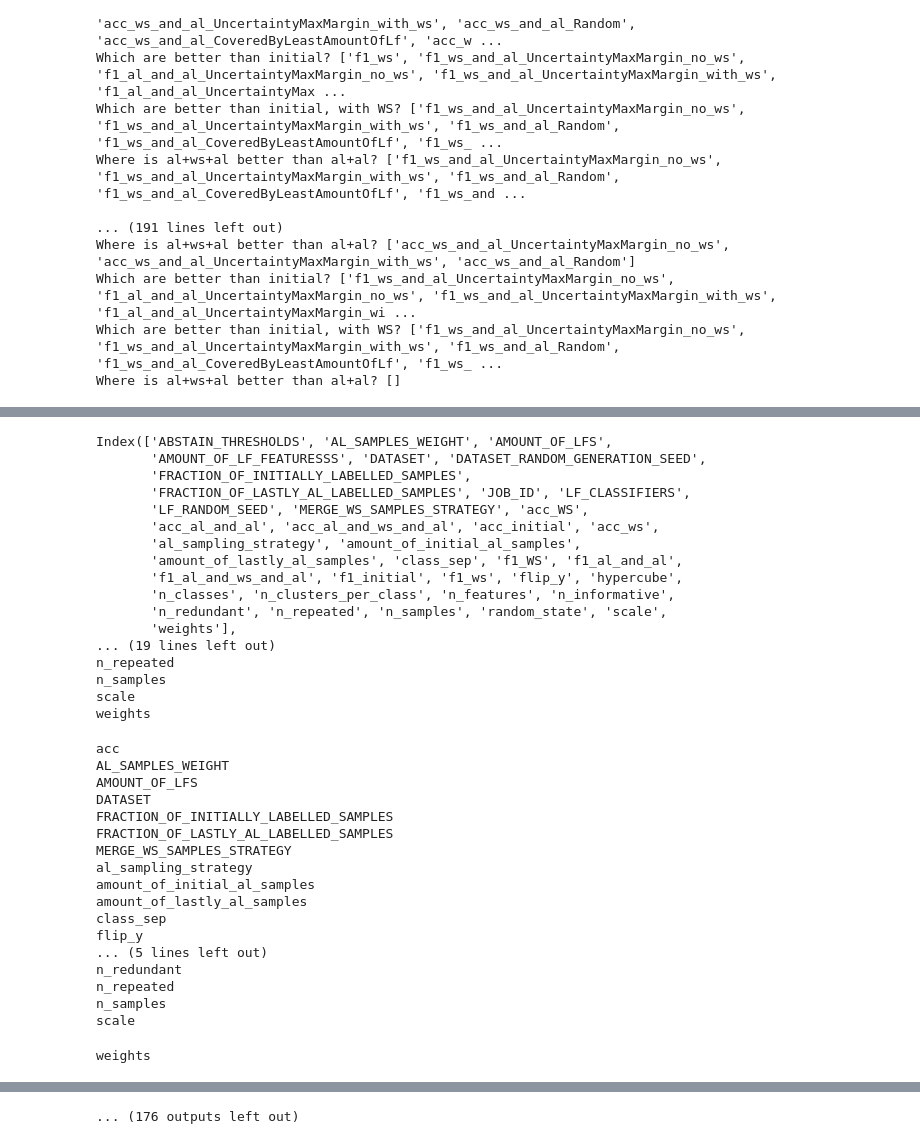
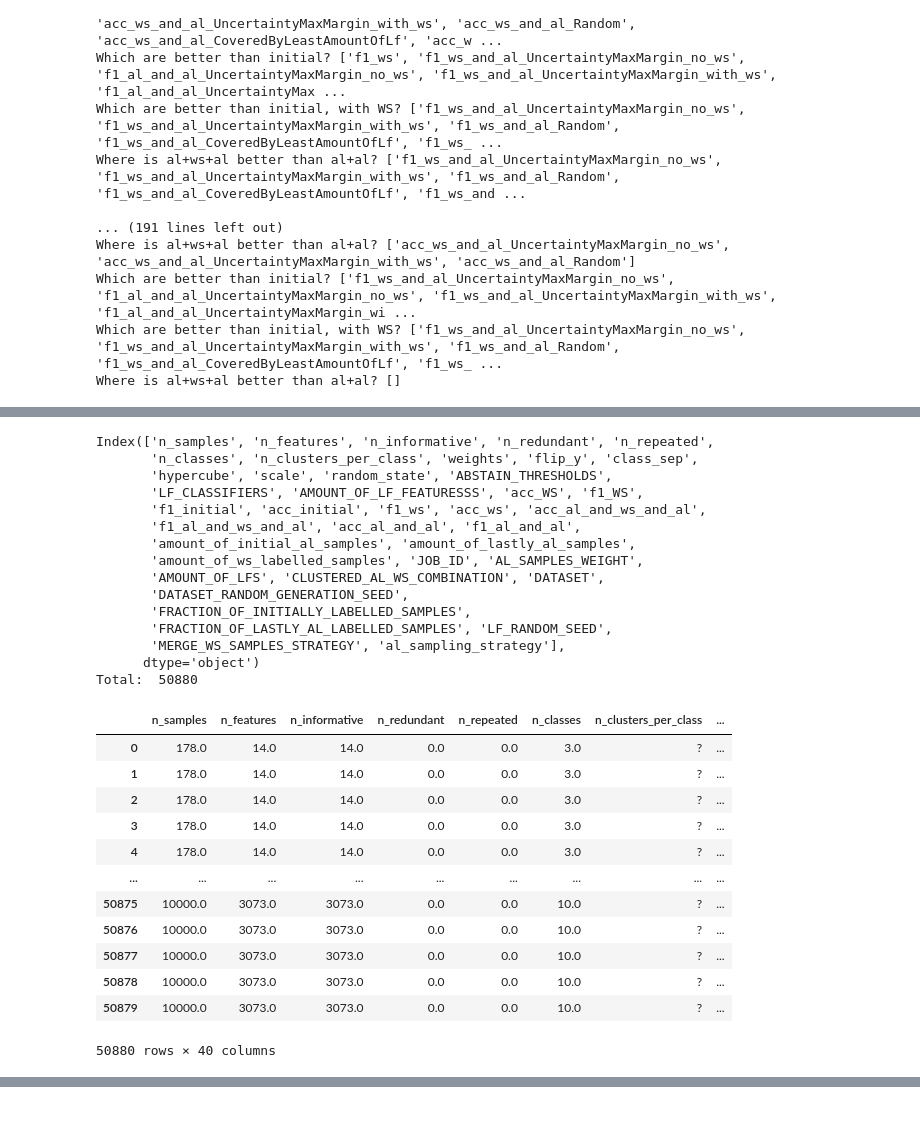
Before and after one commit to jgonsior/DS22-ImitAL, a Jupyter notebook: how_to_combine_WS_labels_and_AL_labels.ipynb, the cells around one changed output, grey strips where cells are left out. Drawn from its saved outputs; the diff is of its cells as text; code cells hidden in the pictures; blank space fills up the shorter version.

```diff
--- a/how_to_combine_WS_labels_and_AL_labels.ipynb
+++ b/how_to_combine_WS_labels_and_AL_labels.ipynb
@@ -437,6 +447,7 @@ hist_keys_that_are_lists = [
 
 
 title="all"
+'''
 for key in df:
     if key.startswith("acc_") or key.startswith("f1_") or key in no_hist_keys:
         continue
@@ -476,65 +487,59 @@ for metric in ["acc", "f1"]:
             & (df[metric + "_initial"] > df[metric + "_al_and_ws_and_al"])],
         df.loc[(df[metric + "_initial"] <= df[metric + "_al_and_al"])
             & (df[metric + "_initial"] <= df[metric + "_al_and_ws_and_al"])],
         metric + " Initial was better than everything else",
     )
     analyse_value_distributions(
         df,
         df.loc[(df[metric + "_ws"] > df[metric + "_initial"])],
         df.loc[(df[metric + "_ws"] >= df[metric + "_initial"])],
          metric + "Only WS > Initial",
     )
     analyse_value_distributions(
         df,
         df.loc[(df[metric + "_al_and_ws_and_al"] > df[metric + "_ws"])],
         df.loc[(df[metric + "_al_and_ws_and_al"] <= df[metric + "_ws"])],
          metric + " AL and WS and AL > Only WS",
     )
     analyse_value_distributions(
         df,
         df.loc[ (df[metric + "_al_and_al"] > df[metric + "_initial"])],
         df.loc[ (df[metric + "_al_and_al"] <= df[metric + "_initial"])],
          metric + " AL and AL > AL",
     )
     analyse_value_distributions(
         df,
         df.loc[(df[metric + "_al_and_ws_and_al"] < df[metric + "_ws"])],
         df.loc[(df[metric + "_al_and_ws_and_al"] >= df[metric + "_ws"])],
         metric + " AL and WS and AL < Only WS",
-    )
+    )'''
+df
 # %% [output]
-Index(['ABSTAIN_THRESHOLDS', 'AL_SAMPLES_WEIGHT', 'AMOUNT_OF_LFS',
-       'AMOUNT_OF_LF_FEATURESSS', 'DATASET', 'DATASET_RANDOM_GENERATION_SEED',
+Index(['n_samples', 'n_features', 'n_informative', 'n_redundant', 'n_repeated',
+       'n_classes', 'n_clusters_per_class', 'weights', 'flip_y', 'class_sep',
+       'hypercube', 'scale', 'random_state', 'ABSTAIN_THRESHOLDS',
+       'LF_CLASSIFIERS', 'AMOUNT_OF_LF_FEATURESSS', 'acc_WS', 'f1_WS',
+       'f1_initial', 'acc_initial', 'f1_ws', 'acc_ws', 'acc_al_and_ws_and_al',
+       'f1_al_and_ws_and_al', 'acc_al_and_al', 'f1_al_and_al',
+       'amount_of_initial_al_samples', 'amount_of_lastly_al_samples',
+       'amount_of_ws_labelled_samples', 'JOB_ID', 'AL_SAMPLES_WEIGHT',
+       'AMOUNT_OF_LFS', 'CLUSTERED_AL_WS_COMBINATION', 'DATASET',
+       'DATASET_RANDOM_GENERATION_SEED',
        'FRACTION_OF_INITIALLY_LABELLED_SAMPLES',
-       'FRACTION_OF_LASTLY_AL_LABELLED_SAMPLES', 'JOB_ID', 'LF_CLASSIFIERS',
-       'LF_RANDOM_SEED', 'MERGE_WS_SAMPLES_STRATEGY', 'acc_WS',
-       'acc_al_and_al', 'acc_al_and_ws_and_al', 'acc_initial', 'acc_ws',
-       'al_sampling_strategy', 'amount_of_initial_al_samples',
-       'amount_of_lastly_al_samples', 'class_sep', 'f1_WS', 'f1_al_and_al',
-       'f1_al_and_ws_and_al', 'f1_initial', 'f1_ws', 'flip_y', 'hypercube',
-       'n_classes', 'n_clusters_per_class', 'n_features', 'n_informative',
-       'n_redundant', 'n_repeated', 'n_samples', 'random_state', 'scale',
-       'weights'],
-... (19 lines left out)
-n_repeated
-n_samples
-scale
-weights
+       'FRACTION_OF_LASTLY_AL_LABELLED_SAMPLES', 'LF_RANDOM_SEED',
+       'MERGE_WS_SAMPLES_STRATEGY', 'al_sampling_strategy'],
+      dtype='object')
+Total:  50880
+|  | n_samples | n_features | n_informative | n_redundant | n_repeated | n_classes | n_clusters_per_class | ... |
+| 0 | 178.0 | 14.0 | 14.0 | 0.0 | 0.0 | 3.0 | ? | ... |
+| 1 | 178.0 | 14.0 | 14.0 | 0.0 | 0.0 | 3.0 | ? | ... |
+| 2 | 178.0 | 14.0 | 14.0 | 0.0 | 0.0 | 3.0 | ? | ... |
+| 3 | 178.0 | 14.0 | 14.0 | 0.0 | 0.0 | 3.0 | ? | ... |
+| 4 | 178.0 | 14.0 | 14.0 | 0.0 | 0.0 | 3.0 | ? | ... |
+| ... | ... | ... | ... | ... | ... | ... | ... | ... |
+| 50875 | 10000.0 | 3073.0 | 3073.0 | 0.0 | 0.0 | 10.0 | ? | ... |
+| 50876 | 10000.0 | 3073.0 | 3073.0 | 0.0 | 0.0 | 10.0 | ? | ... |
+| 50877 | 10000.0 | 3073.0 | 3073.0 | 0.0 | 0.0 | 10.0 | ? | ... |
+| 50878 | 10000.0 | 3073.0 | 3073.0 | 0.0 | 0.0 | 10.0 | ? | ... |
+| 50879 | 10000.0 | 3073.0 | 3073.0 | 0.0 | 0.0 | 10.0 | ? | ... |
-acc
-AL_SAMPLES_WEIGHT
-AMOUNT_OF_LFS
-DATASET
-FRACTION_OF_INITIALLY_LABELLED_SAMPLES
-FRACTION_OF_LASTLY_AL_LABELLED_SAMPLES
-MERGE_WS_SAMPLES_STRATEGY
-al_sampling_strategy
-amount_of_initial_al_samples
-amount_of_lastly_al_samples
-class_sep
-flip_y
-... (5 lines left out)
-n_redundant
-n_repeated
-n_samples
-scale
+50880 rows × 40 columns
-weights
@@ -694,4 +546,3 @@ weights
-... (176 outputs left out)
 # %%
 import ast
 from collections import defaultdict
```
Also changed, not shown: parts of 5 cells of this notebook, 1 other file.
